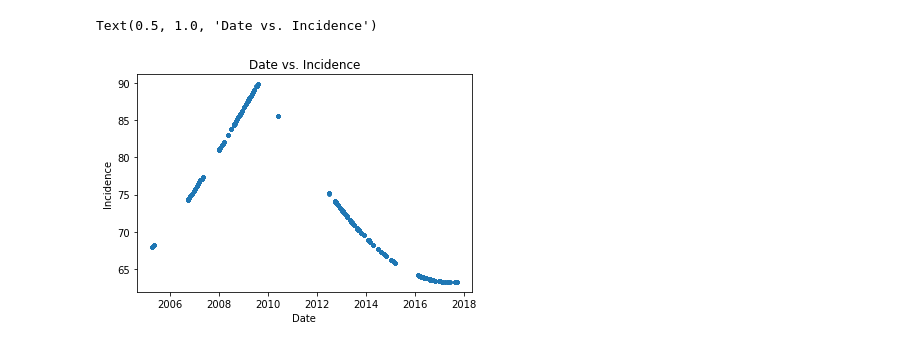
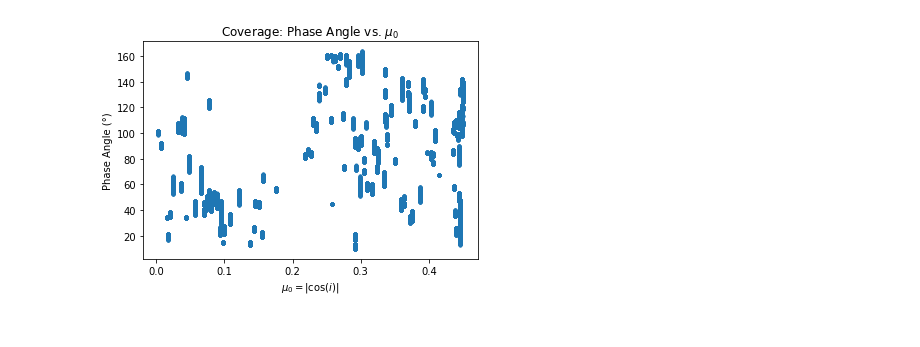
Before and after one commit to rfrenchseti/f-ring, a Jupyter notebook: notebooks/analyze_observation_coverage.ipynb, the cells around one changed output. Saved outputs shown, nothing was run; the diff lists cells and outputs as text; code cells hidden in the pictures.

```diff
--- a/notebooks/analyze_observation_coverage.ipynb
+++ b/notebooks/analyze_observation_coverage.ipynb
@@ -33,8 +27,7 @@ Text(0.5, 1.0, 'Mu vs. Incidence')
-# %%
-plt.plot(obsdata['Date'], obsdata['Incidence'], '.')
-plt.xlabel('Date')
-plt.ylabel('Incidence')
-plt.title('Date vs. Incidence')
-# %% [output]
-Text(0.5, 1.0, 'Date vs. Incidence')
-[figure, removed]
+# %%
+plt.plot(np.abs(np.cos(np.radians(obsdata['Incidence']))), obsdata['Mean Phase'], '.')
+plt.xlabel('$\mu_0=|\cos(i)|$')
+plt.ylabel('Phase Angle (°)')
+_=plt.title('Coverage: Phase Angle vs. $\mu_0$')
+# %% [output]
+[figure, added]
```
Also changed, not shown: parts of 11 cells of this notebook, 8 other files.
